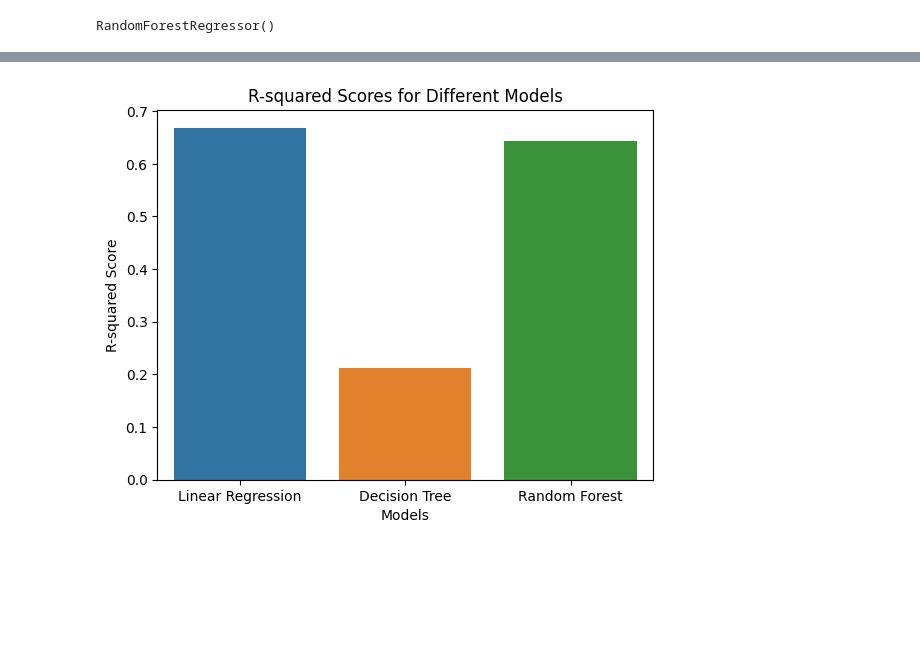
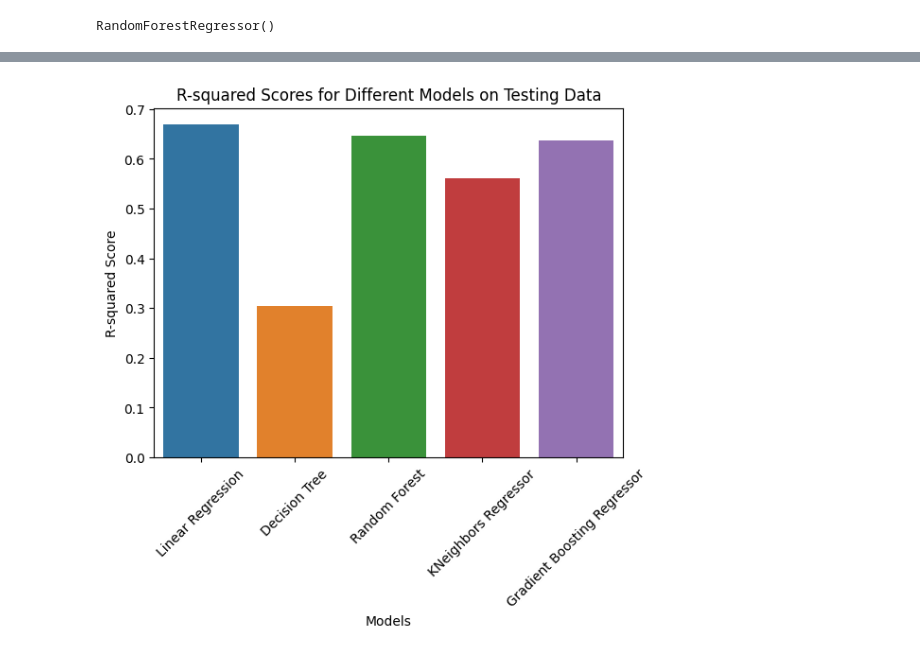
Before and after one commit to shivank124/Kaggle, a Jupyter notebook: restaurant-revenue-prediction-modelbuilding.ipynb, the cells around one changed output, grey strips where cells are left out. Saved outputs shown, nothing was run; the diff lists cells and outputs as text; code cells hidden in the pictures; blank space fills up the shorter version.

Commit message:
Kaggle Notebook | Restaurant-Revenue-Prediction-ModelBuilding | Version 14

```diff
--- a/restaurant-revenue-prediction-modelbuilding.ipynb
+++ b/restaurant-revenue-prediction-modelbuilding.ipynb
@@ -342,0 +354,6 @@ Hence Linear Regression gives better performance with r2_score of 66.86%.
+# %%
+y_pred_test_knn = knn.predict(x_test)
+y_pred_train_knn = knn.predict(x_train)
+# %%
+r2_score_test_knn = r2_score(y_test,y_pred_test_knn)
+r2_score_train_knn = r2_score(y_train,y_pred_train_knn)
@@ -342,0 +386,9 @@ Hence Linear Regression gives better performance with r2_score of 66.86%.
+# %%
+from sklearn.ensemble import GradientBoostingRegressor
+gbr = GradientBoostingRegressor()
+gbr.fit(x_train,y_train)
+y_pred_test_gbr = gbr.predict(x_test)
+y_pred_train_gbr = gbr.predict(x_train)
+# %%
+r2_score_test_gbr = r2_score(y_test,y_pred_test_gbr)
+r2_score_train_gbr = r2_score(y_train,y_pred_train_gbr)
@@ -343,9 +419,10 @@ Hence Linear Regression gives better performance with r2_score of 66.86%.
 # %%
-sns.barplot(x=['Linear Regression', 'Decision Tree', 'Random Forest'],
-            y=[r2_score_lr, r2_score_dt, r2_score_rfr])
+sns.barplot(x=['Linear Regression', 'Decision Tree', 'Random Forest', 'KNeighbors Regressor','Gradient Boosting Regressor'],
+            y=[r2_score_lr_test, r2_score_dt_test, r2_score_rfr_test, r2_score_test_knn, r2_score_test_gbr])
 plt.xlabel('Models')
 plt.ylabel('R-squared Score')
-plt.title('R-squared Scores for Different Models')
+plt.title('R-squared Scores for Different Models on Testing Data')
+plt.xticks(rotation=45)
 plt.show()
 # %% [output]
-[figure, old version]
+[figure, new version]
```
Also changed, not shown: parts of 21 cells of this notebook.
